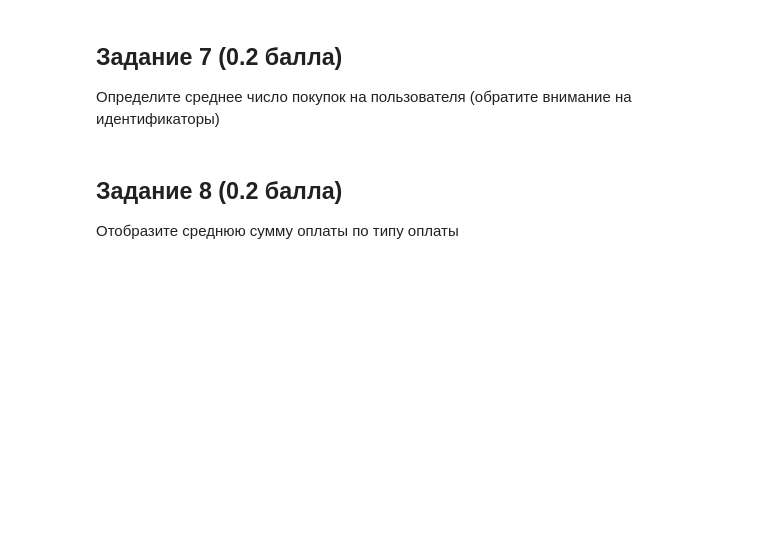
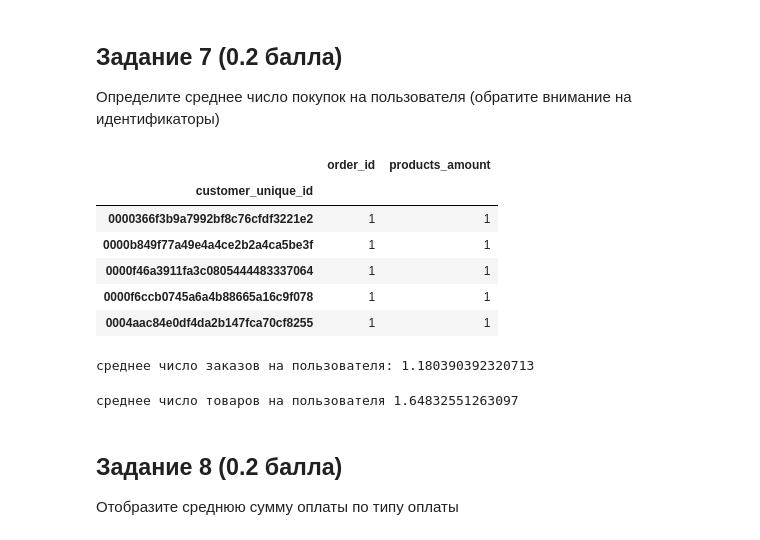
Before and after one commit to myramystin/Deep_Python, a Jupyter notebook: Homeworks/Homework_1/HW_1_Python.ipynb, the cells around one changed output. Drawn from its saved outputs; the diff is of its cells as text; code cells hidden in the pictures; blank space fills up the shorter version.

```diff
--- a/Homeworks/Homework_1/HW_1_Python.ipynb
+++ b/Homeworks/Homework_1/HW_1_Python.ipynb
@@ -264,6 +288,26 @@ fig3.show()
 ## Задание 7 (0.2 балла)
 
 Определите среднее число покупок на пользователя (обратите внимание на идентификаторы)
+# %%
+mo = mean_amount.merge(order_items.merge(customers.merge(orders, on="customer_id"), on = "order_id"), on="order_id")
+mo = mo.groupby("customer_unique_id").agg({"order_id":"count", "products_amount": "sum"})
+mo.head()
+# %% [output]
+|  | order_id | products_amount |
+| customer_unique_id |  |  |
+| 0000366f3b9a7992bf8c76cfdf3221e2 | 1 | 1 |
+| 0000b849f77a49e4a4ce2b2a4ca5be3f | 1 | 1 |
+| 0000f46a3911fa3c0805444483337064 | 1 | 1 |
+| 0000f6ccb0745a6a4b88665a16c9f078 | 1 | 1 |
+| 0004aac84e0df4da2b147fca70cf8255 | 1 | 1 |
+# %%
+print("среднее число заказов на пользователя:", mo["order_id"].mean())
+# %% [output]
+среднее число заказов на пользователя: 1.180390392320713
+# %%
+print("среднее число товаров на пользователя", mo["products_amount"].mean())
+# %% [output]
+среднее число товаров на пользователя 1.64832551263097
 # %% [markdown]
 ## Задание 8 (0.2 балла)
 
```
Also changed, not shown: parts of 11 cells of this notebook.
